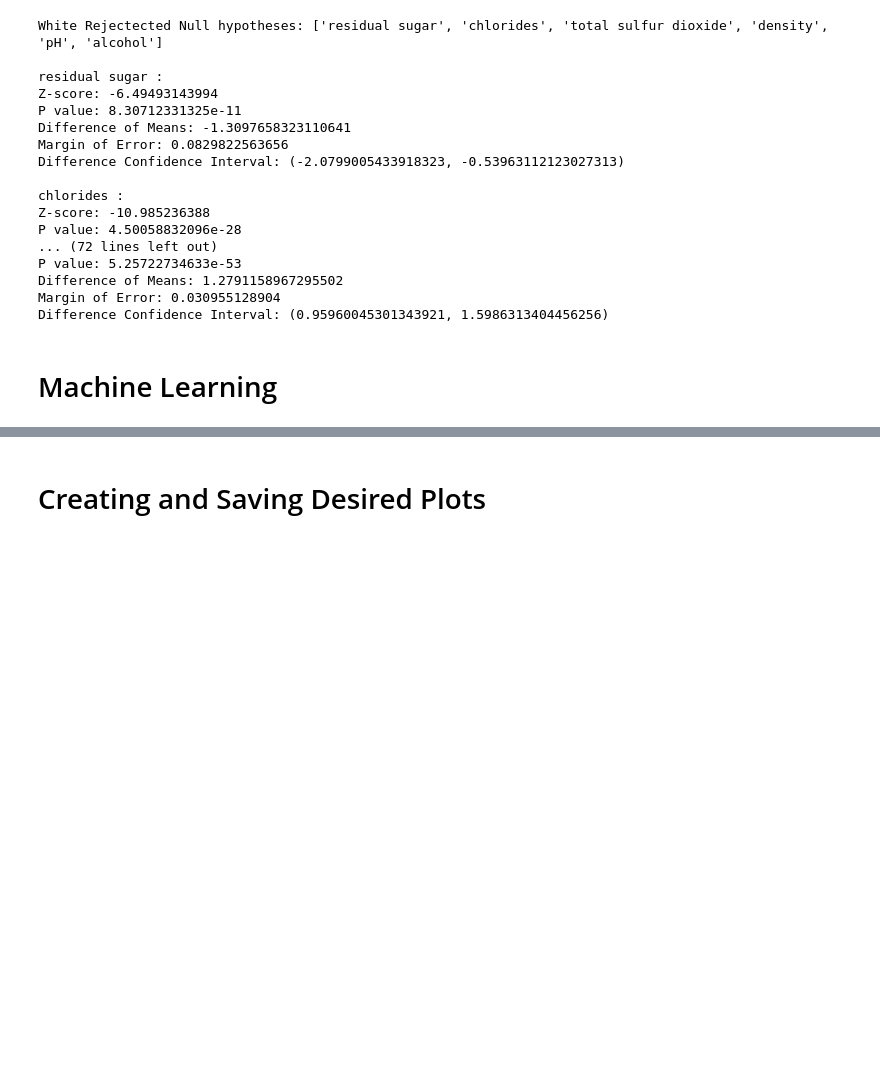
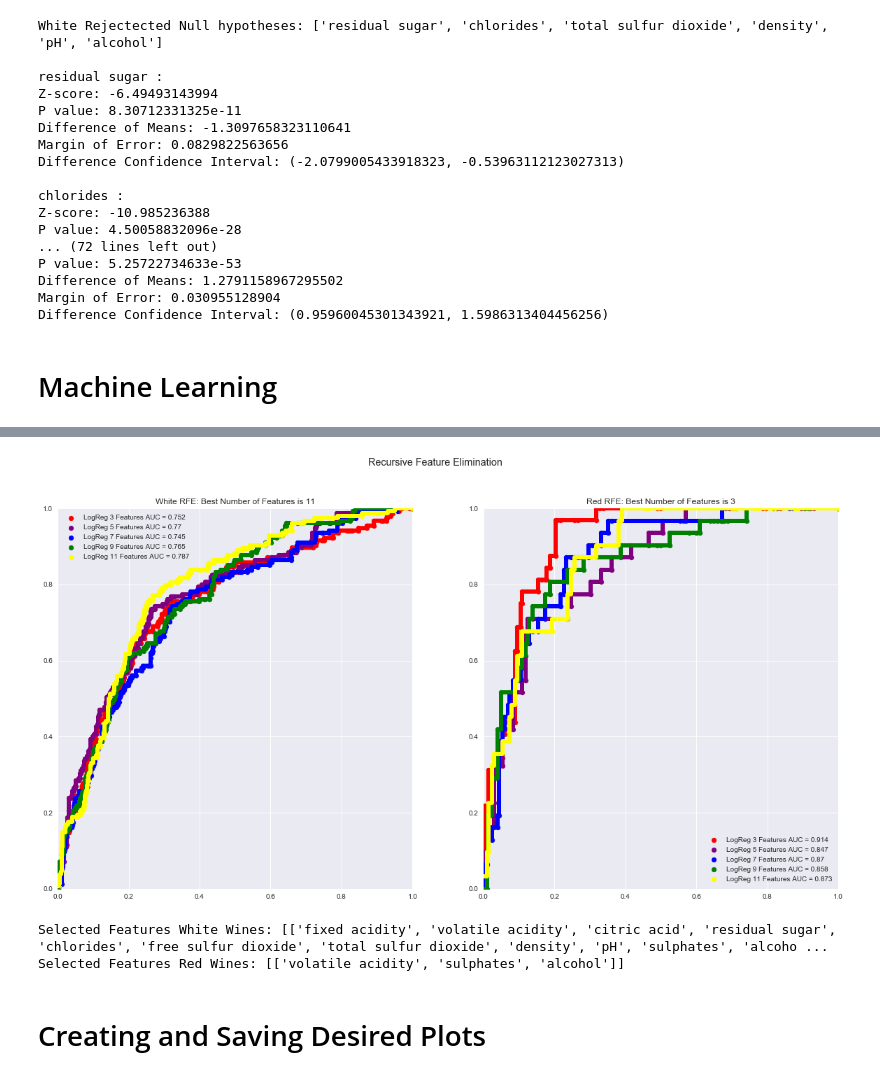
Before and after one commit to zcblack/Springboard, a Jupyter notebook: winequality/Wine Analysis.ipynb, the cells around one changed output, grey strips where cells are left out. Saved outputs shown, nothing was run; the diff lists cells and outputs as text; code cells hidden in the pictures; blank space fills up the shorter version.

```diff
--- a/winequality/Wine Analysis.ipynb
+++ b/winequality/Wine Analysis.ipynb
@@ -503,3 +706,78 @@ plt.show()
+# %%
+from sklearn.feature_selection import RFE
+i=0
+whiteBestF =0
+whiteBestAUCF =0
+whiteBestMask =[]
+redBestF =0
+redBestAUCF =0
+redBestMask = []
+
+
+Fs = [3,5,7,9,11]
+
+# white
+plt.subplot(1,2,1)
+for train, test in kf.split(whiteX,white.y):
+    model = LogisticRegression(C=whiteBestC)
+    # create the RFE model and select 3 attributes
+    rfe = RFE(model,Fs[i], step =1)
+    rfe = rfe.fit(whiteX.iloc[train.tolist()], white.y.iloc[train.tolist()])
+    preds = rfe.predict_proba(whiteX.iloc[test.tolist()])[:,1]
+    fpr, tpr, threshold = metrics.roc_curve(white.y.iloc[test.tolist()], preds)
+    auc = metrics.auc(fpr,tpr)
+    if auc>whiteBestAUCF:
+        whiteBestF=Fs[i]
+        whiteBestAUCF=auc
+        whiteBestMask = list(whiteX.columns[rfe.support_])
+        plt.title('White RFE: Best Number of Features is ' + str(len(whiteBestMask)))
+    i+=1
+    #plot ROC Curves of Logistic regression models using best Cs to from kFold Cross Validation
+    plt.scatter(x=fpr, y=tpr, color = colors[i-1] , label= 'LogReg ' +str(rfe.n_features_)+' Features AUC = '+str(round(auc,3)))
+    plt.plot(fpr,tpr,color= colors[i-1],linewidth=6.0)
+
+plt.xlim(0,1)
+plt.ylim(0,1)
+plt.legend()
+
+
+
+
+# red
+i=0
+plt.subplot(1,2,2)
+for train, test in kf.split(redX,red.y):
+    model = LogisticRegression(C=redBestC)
+    # create the RFE model and select 3 attributes
+    rfe = RFE(model,Fs[i], step =1)
+    rfe = rfe.fit(redX.iloc[train.tolist()], red.y.iloc[train.tolist()])
+    preds = rfe.predict_proba(redX.iloc[test.tolist()])[:,1]
+    fpr, tpr, threshold = metrics.roc_curve(red.y.iloc[test.tolist()], preds)
+    auc = metrics.auc(fpr,tpr)
+    if auc>redBestAUCF:
+        redBestF=Fs[i]
+        redBestAUCF=auc
+        redBestMask = list(redX.columns[rfe.support_])
+        plt.title('Red RFE: Best Number of Features is ' + str(len(redBestMask)))
+    i+=1
+    #plot ROC Curves of Logistic regression models using best Cs to from kFold Cross Validation
+    plt.scatter(x=fpr, y=tpr, color = colors[i-1] , label= 'LogReg ' +str(rfe.n_features_)+' Features AUC = '+str(round(auc,3)))
+    plt.plot(fpr,tpr,color= colors[i-1],linewidth=6.0)
+plt.xlim(0,1)
+plt.ylim(0,1)
+plt.legend()
+plt.suptitle('Recursive Feature Elimination')
+plt.savefig('FeatureRegression.png')
+plt.show()
+# %% [output]
+[figure, added]
+# %%
+
+print('Selected Features White Wines: '+str(whiteBestMask))
+print('Selected Features Red Wines: '+str(redBestMask))
+# %% [output]
+Selected Features White Wines: [['fixed acidity', 'volatile acidity', 'citric acid', 'residual sugar', 'chlorides', 'free sulfur dioxide', 'total sulfur dioxide', 'density', 'pH', 'sulphates', 'alcoho ...
+Selected Features Red Wines: [['volatile acidity', 'sulphates', 'alcohol']]
 # %% [markdown]
 # Creating and Saving Desired Plots
 # %%
```
Also changed, not shown: parts of 10 cells of this notebook, 6 other files.
